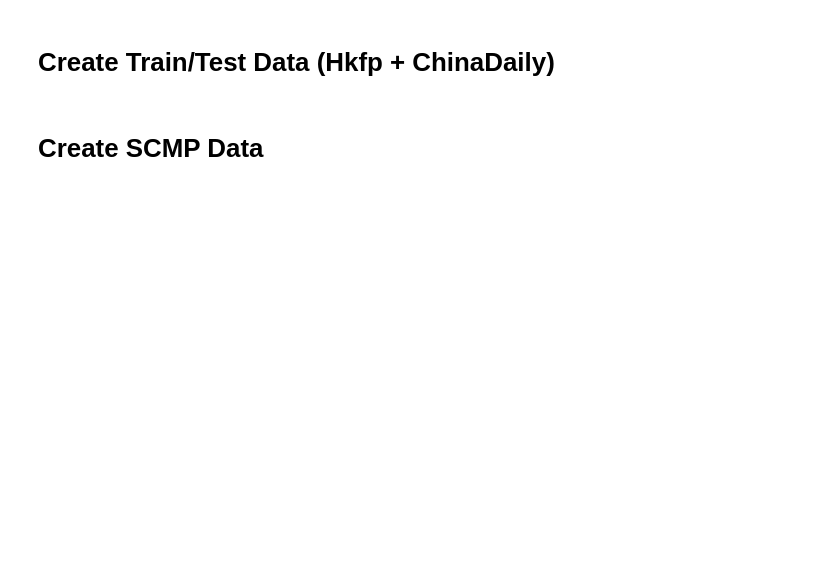
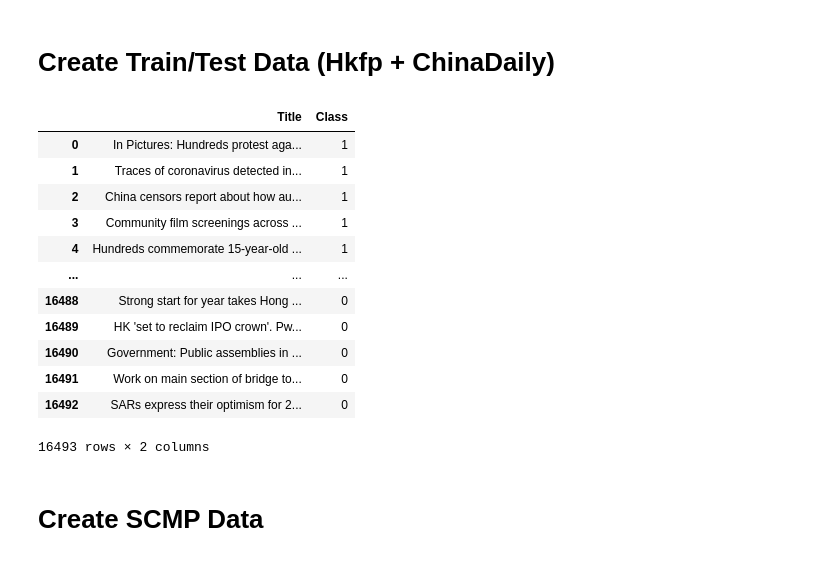
Before and after one commit to jasenlo123/Capstone_Jasen, a Jupyter notebook: Full Data/Notebook/Full Data.ipynb, the cells around one changed output. Saved outputs shown, nothing was run; the diff lists cells and outputs as text; code cells hidden in the pictures; blank space fills up the shorter version.

```diff
--- a/Full Data/Notebook/Full Data.ipynb
+++ b/Full Data/Notebook/Full Data.ipynb
@@ -14,7 +14,6 @@ ChinaDailyDf = ChinaDailyDf.drop_duplicates()
 ChinaDailyDf['Title']  = ChinaDailyDf['Title'] + ". " + ChinaDailyDf['Summary']
 ChinaDailyDf = ChinaDailyDf.drop(['Date','Summary','Link'], 1)
 
-ChinaDailyDf = ChinaDailyDf.sample(2000,replace = False)
 ChinaDailyDf['Class'] = 0
 
 with open('../../HKFP/Pickles/HkfpDF.pkl', 'rb') as f:
@@ -31,3 +30,19 @@ FullDf.to_csv('../Data/train_test_val_data.csv',index=False)
+# %%
+FullDf
+# %% [output]
+|  | Title | Class |
+| 0 | In Pictures: Hundreds protest aga... | 1 |
+| 1 | Traces of coronavirus detected in... | 1 |
+| 2 | China censors report about how au... | 1 |
+| 3 | Community film screenings across ... | 1 |
+| 4 | Hundreds commemorate 15-year-old ... | 1 |
+| ... | ... | ... |
+| 16488 | Strong start for year takes Hong ... | 0 |
+| 16489 | HK 'set to reclaim IPO crown'. Pw... | 0 |
+| 16490 | Government: Public assemblies in ... | 0 |
+| 16491 | Work on main section of bridge to... | 0 |
+| 16492 | SARs express their optimism for 2... | 0 |
+16493 rows × 2 columns
 # %% [markdown]
 # Create SCMP Data
 # %%
```
Also changed, not shown: parts of 4 cells of this notebook, 7 other files.
